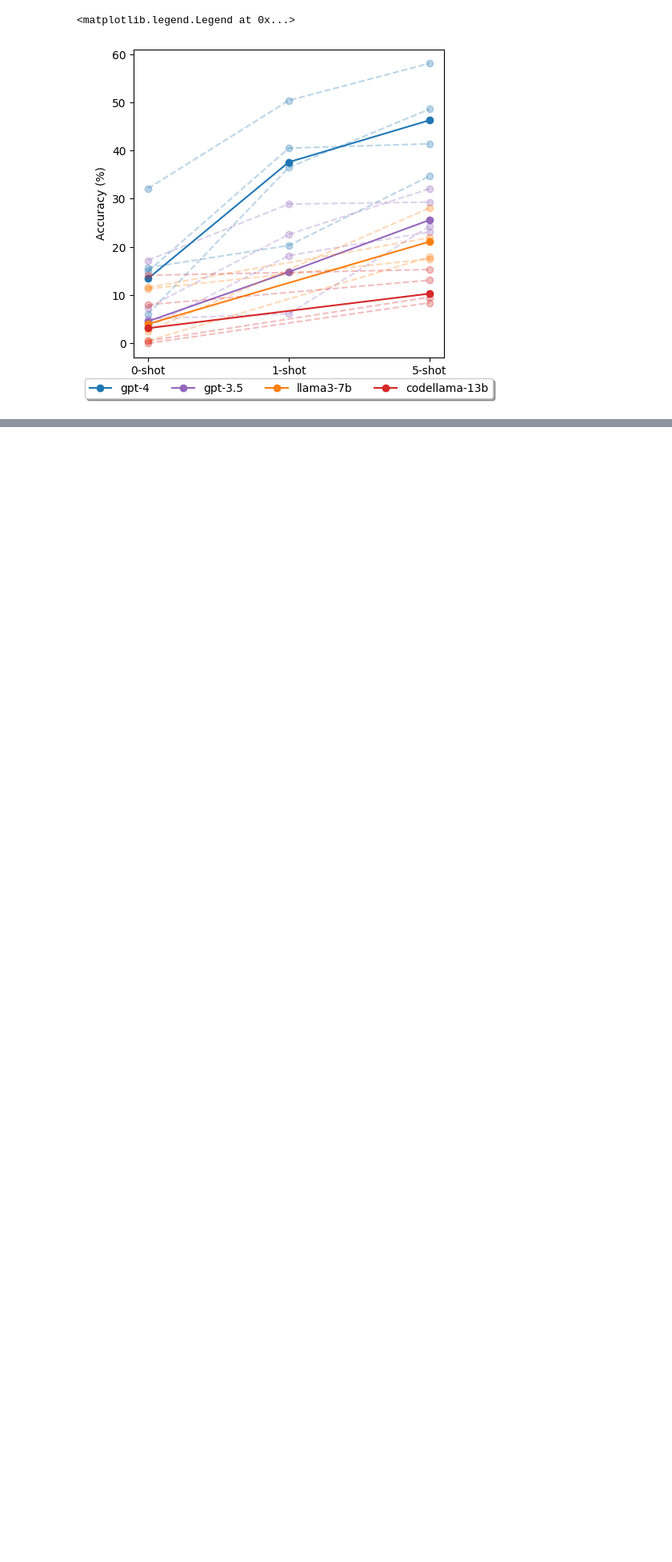
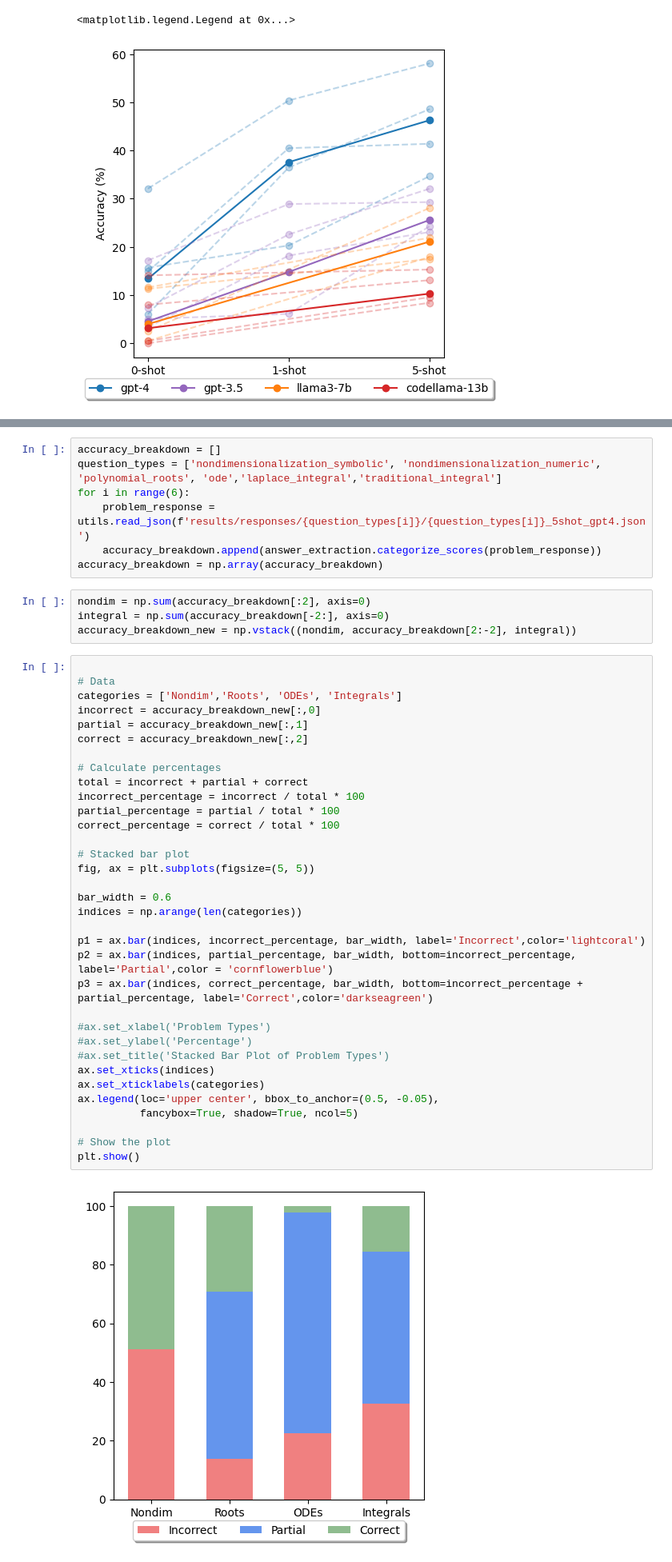
Before and after one commit to sarahmart/HARDMath, a Jupyter notebook: evaluation/paper_plotting.ipynb, the cells around one changed output, grey strips where cells are left out. Shown at 80% size. Saved outputs shown, nothing was run; the diff lists cells and outputs as text; blank space fills up the shorter version.

Commit message:
add plotting notebook to reproduce paper figures

```diff
--- a/evaluation/paper_plotting.ipynb
+++ b/evaluation/paper_plotting.ipynb
@@ -86,0 +93,47 @@ plt.show()
+# %%
+accuracy_breakdown = []
+question_types = ['nondimensionalization_symbolic', 'nondimensionalization_numeric', 'polynomial_roots', 'ode','laplace_integral','traditional_integral']
+for i in range(6):
+    problem_response = utils.read_json(f'results/responses/{question_types[i]}/{question_types[i]}_5shot_gpt4.json')
+    accuracy_breakdown.append(answer_extraction.categorize_scores(problem_response))
+accuracy_breakdown = np.array(accuracy_breakdown)
+# %%
+nondim = np.sum(accuracy_breakdown[:2], axis=0)
+integral = np.sum(accuracy_breakdown[-2:], axis=0)
+accuracy_breakdown_new = np.vstack((nondim, accuracy_breakdown[2:-2], integral))
+# %%
+
+# Data
+categories = ['Nondim','Roots', 'ODEs', 'Integrals']
+incorrect = accuracy_breakdown_new[:,0]
+partial = accuracy_breakdown_new[:,1]
+correct = accuracy_breakdown_new[:,2]
+
+# Calculate percentages
+total = incorrect + partial + correct
+incorrect_percentage = incorrect / total * 100
+partial_percentage = partial / total * 100
+correct_percentage = correct / total * 100
+
+# Stacked bar plot
+fig, ax = plt.subplots(figsize=(5, 5))
+
+bar_width = 0.6
+indices = np.arange(len(categories))
+
+p1 = ax.bar(indices, incorrect_percentage, bar_width, label='Incorrect',color='lightcoral')
+p2 = ax.bar(indices, partial_percentage, bar_width, bottom=incorrect_percentage, label='Partial',color = 'cornflowerblue')
+p3 = ax.bar(indices, correct_percentage, bar_width, bottom=incorrect_percentage + partial_percentage, label='Correct',color='darkseagreen')
+
+#ax.set_xlabel('Problem Types')
+#ax.set_ylabel('Percentage')
+#ax.set_title('Stacked Bar Plot of Problem Types')
+ax.set_xticks(indices)
+ax.set_xticklabels(categories)
+ax.legend(loc='upper center', bbox_to_anchor=(0.5, -0.05),
+          fancybox=True, shadow=True, ncol=5)
+
+# Show the plot
+plt.show()
+# %% [output]
+[figure, added]
```
Also changed, not shown: parts of 6 cells of this notebook, 13 other files.
